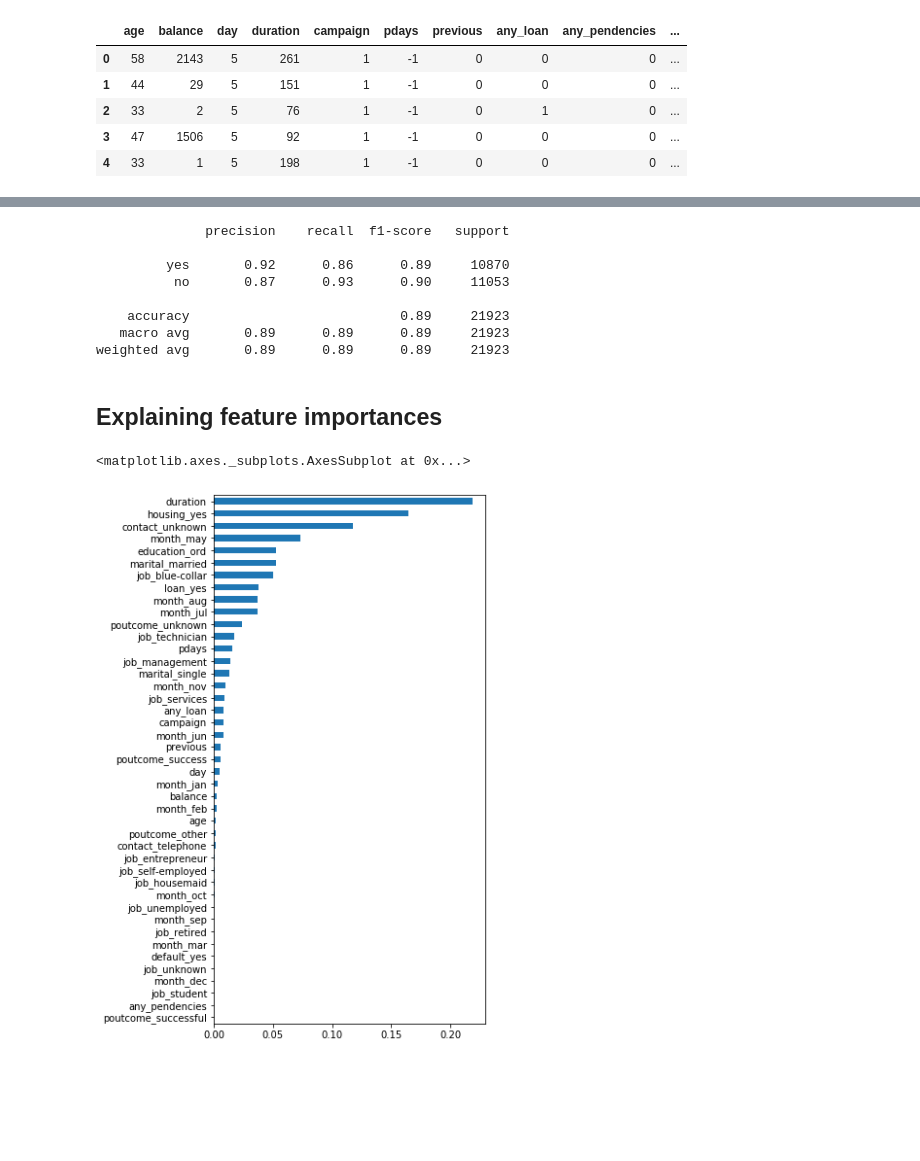
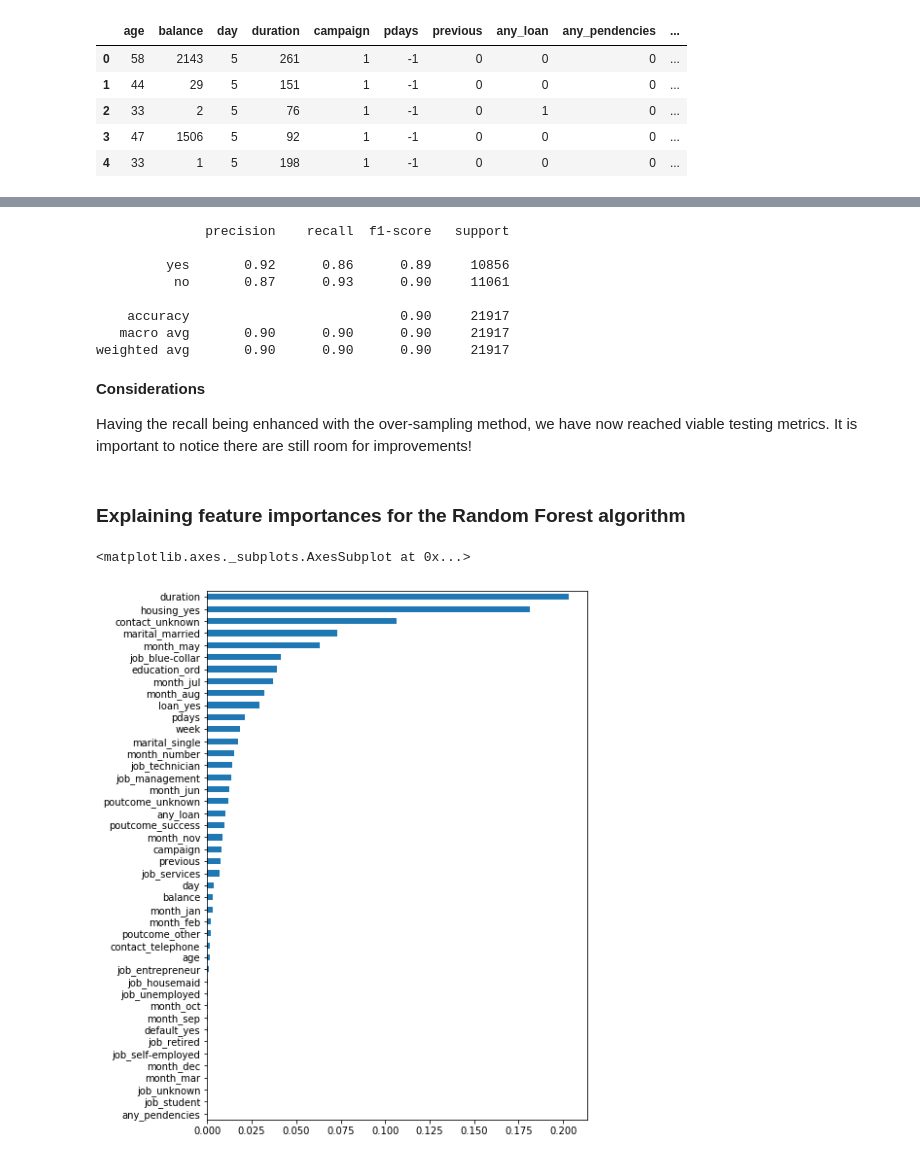
Before and after one commit to murilommen/data-insight-assessment, a Jupyter notebook: data_exploration.ipynb, the cells around one changed output, grey strips where cells are left out. Cells and saved outputs as stored; diff of their text form; code cells hidden in the pictures; blank space fills up the shorter version.

```diff
--- a/data_exploration.ipynb
+++ b/data_exploration.ipynb
@@ -406,0 +484,4 @@ for i in range(len(explained_pca)):
+# %%
+df['week'] = df['date'].dt.week
+# %%
+df['month_number'] = df['date'].dt.month
@@ -479,18 +585,22 @@ print(classification_report(y_test, y_pred, target_names=target_names))
 # %% [output]
               precision    recall  f1-score   support
 
-         yes       0.92      0.86      0.89     10870
-          no       0.87      0.93      0.90     11053
+         yes       0.92      0.86      0.89     10856
+          no       0.87      0.93      0.90     11061
 
-    accuracy                           0.89     21923
-   macro avg       0.89      0.89      0.89     21923
-weighted avg       0.89      0.89      0.89     21923
+    accuracy                           0.90     21917
+   macro avg       0.90      0.90      0.90     21917
+weighted avg       0.90      0.90      0.90     21917
+# %% [markdown]
+**Considerations**
+
+Having the recall being enhanced with the over-sampling method, we have now reached viable testing metrics. It is important to notice there are still room for improvements!
 # %% [markdown]
-## Explaining feature importances
+### Explaining feature importances for the Random Forest algorithm
 # %%
 feat_importances = pd.Series(clf.feature_importances_, index=X.columns).sort_values(ascending=True)
-plt.figure(figsize=(5,10))
+plt.figure(figsize=(7,10))
 feat_importances.plot.barh()
 # %% [output]
 <matplotlib.axes._subplots.AxesSubplot at 0x...>
-[figure, old version]
+[figure, new version]
```
Also changed, not shown: parts of 77 cells of this notebook, 1 other file.
